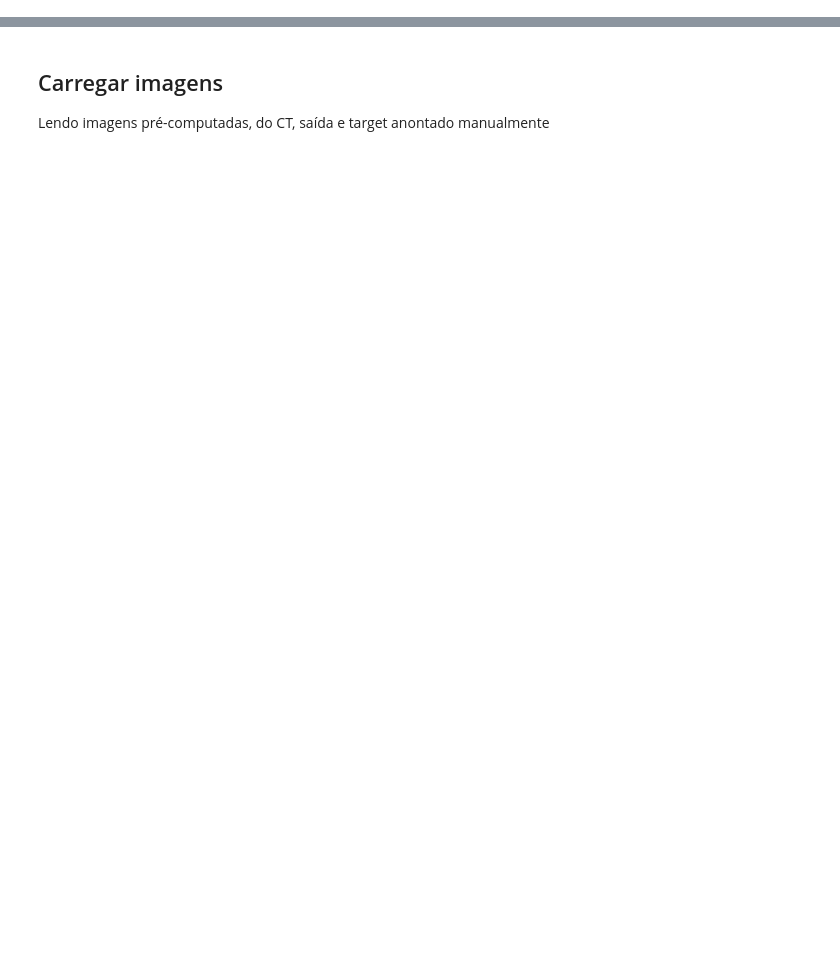
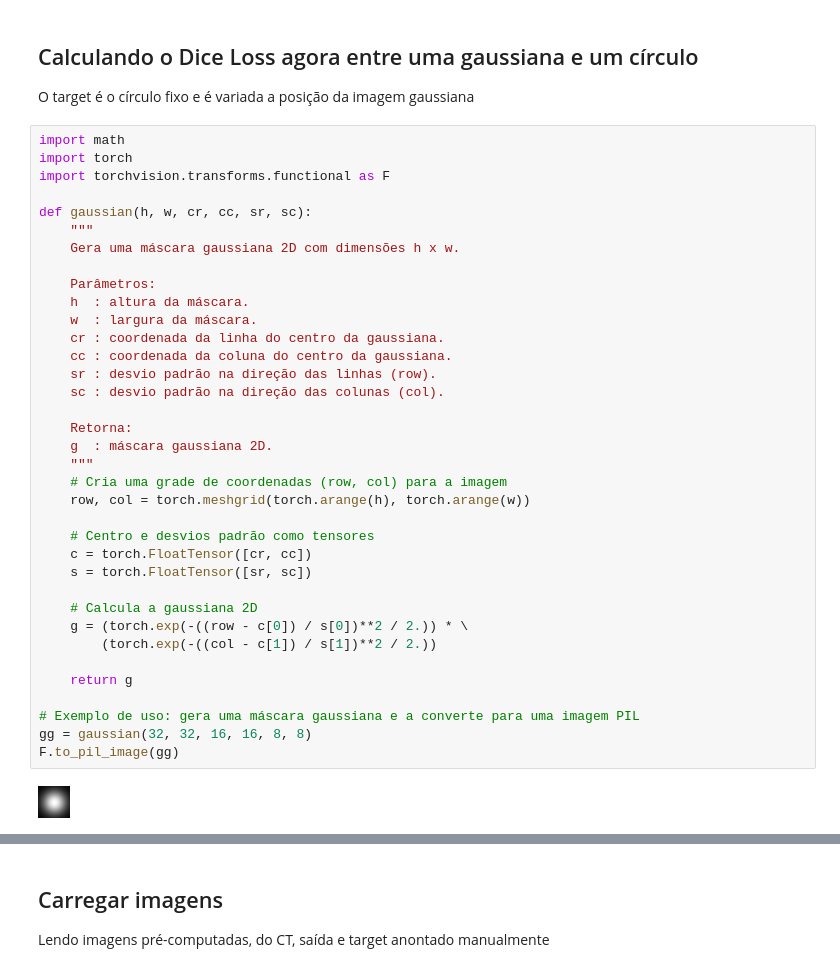
Before and after one commit to MICLab-Unicamp/minicurso_dl_medical, a Jupyter notebook: Aplicação_3_Métricas_e_Pós_processamento.ipynb, the cells around one changed output, grey strips where cells are left out. Saved outputs shown, nothing was run; the diff lists cells and outputs as text; blank space fills up the shorter version.

```diff
--- a/Aplicação_3_Métricas_e_Pós_processamento.ipynb
+++ b/Aplicação_3_Métricas_e_Pós_processamento.ipynb
@@ -51,0 +164,42 @@ options:
+# %% [markdown]
+## Calculando o Dice Loss agora entre uma gaussiana e um círculo
+O target é o círculo fixo e é variada a posição da imagem
+gaussiana
+# %%
+import math
+import torch
+import torchvision.transforms.functional as F
+
+def gaussian(h, w, cr, cc, sr, sc):
+    """
+    Gera uma máscara gaussiana 2D com dimensões h x w.
+
+    Parâmetros:
+    h  : altura da máscara.
+    w  : largura da máscara.
+    cr : coordenada da linha do centro da gaussiana.
+    cc : coordenada da coluna do centro da gaussiana.
+    sr : desvio padrão na direção das linhas (row).
+    sc : desvio padrão na direção das colunas (col).
+
+    Retorna:
+    g  : máscara gaussiana 2D.
+    """
+    # Cria uma grade de coordenadas (row, col) para a imagem
+    row, col = torch.meshgrid(torch.arange(h), torch.arange(w))
+
+    # Centro e desvios padrão como tensores
+    c = torch.FloatTensor([cr, cc])
+    s = torch.FloatTensor([sr, sc])
+
+    # Calcula a gaussiana 2D
+    g = (torch.exp(-((row - c[0]) / s[0])**2 / 2.)) * \
+        (torch.exp(-((col - c[1]) / s[1])**2 / 2.))
+
+    return g
+
+# Exemplo de uso: gera uma máscara gaussiana e a converte para uma imagem PIL
+gg = gaussian(32, 32, 16, 16, 8, 8)
+F.to_pil_image(gg)
+# %% [output]
+[figure, added]
```
Also changed, not shown: parts of 27 cells of this notebook.
